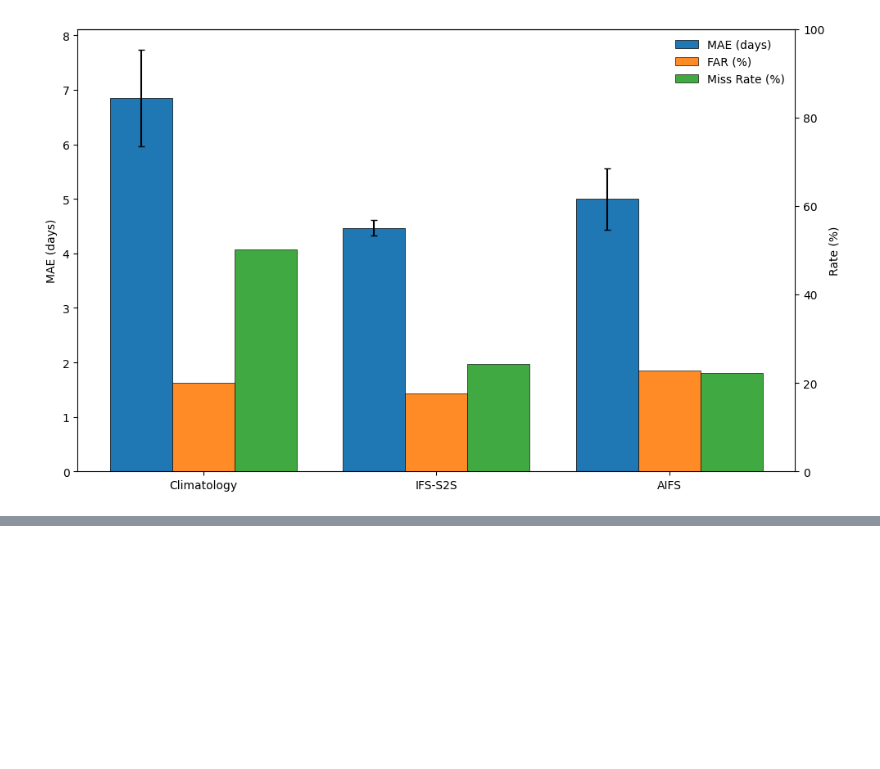
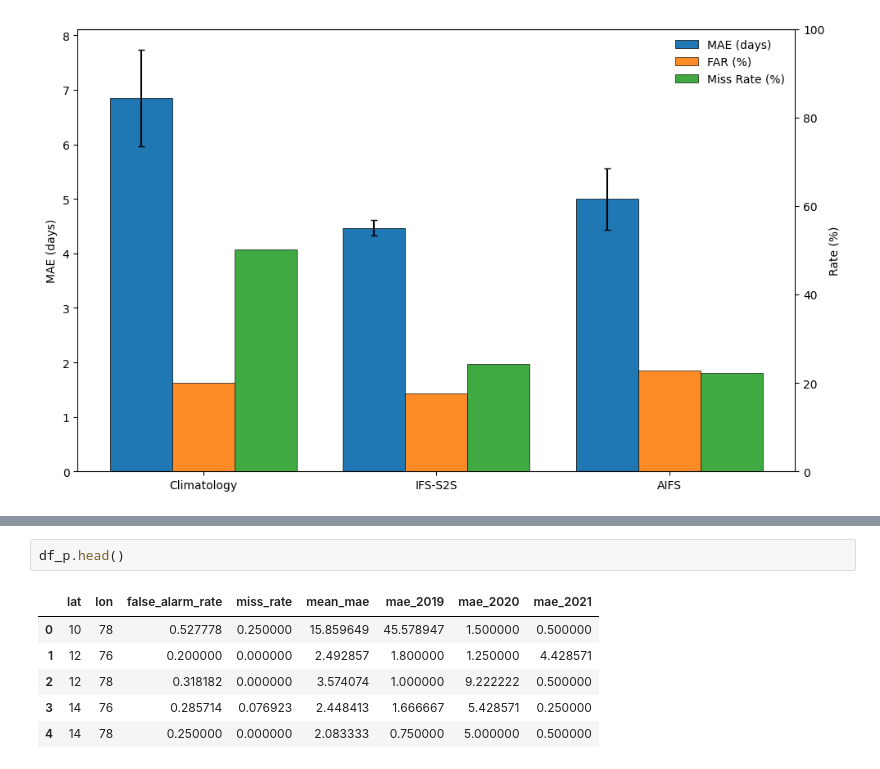
Before and after one commit to dsi-clinic/monsoon-bench, a Jupyter notebook: examples/demo_notebooks/compare_models.ipynb, the cells around one changed output, grey strips where cells are left out. Saved outputs shown, nothing was run; the diff lists cells and outputs as text; blank space fills up the shorter version.

```diff
--- a/examples/demo_notebooks/compare_models.ipynb
+++ b/examples/demo_notebooks/compare_models.ipynb
@@ -225,0 +288,9 @@ fig.show()
+# %%
+df_p.head()
+# %% [output]
+|  | lat | lon | false_alarm_rate | miss_rate | mean_mae | mae_2019 | mae_2020 | mae_2021 |
+| 0 | 10 | 78 | 0.527778 | 0.250000 | 15.859649 | 45.578947 | 1.500000 | 0.500000 |
+| 1 | 12 | 76 | 0.200000 | 0.000000 | 2.492857 | 1.800000 | 1.250000 | 4.428571 |
+| 2 | 12 | 78 | 0.318182 | 0.000000 | 3.574074 | 1.000000 | 9.222222 | 0.500000 |
+| 3 | 14 | 76 | 0.285714 | 0.076923 | 2.448413 | 1.666667 | 5.428571 | 0.250000 |
+| 4 | 14 | 78 | 0.250000 | 0.000000 | 2.083333 | 0.750000 | 5.000000 | 0.500000 |
```
Also changed, not shown: parts of 9 cells of this notebook, 29 other files.
